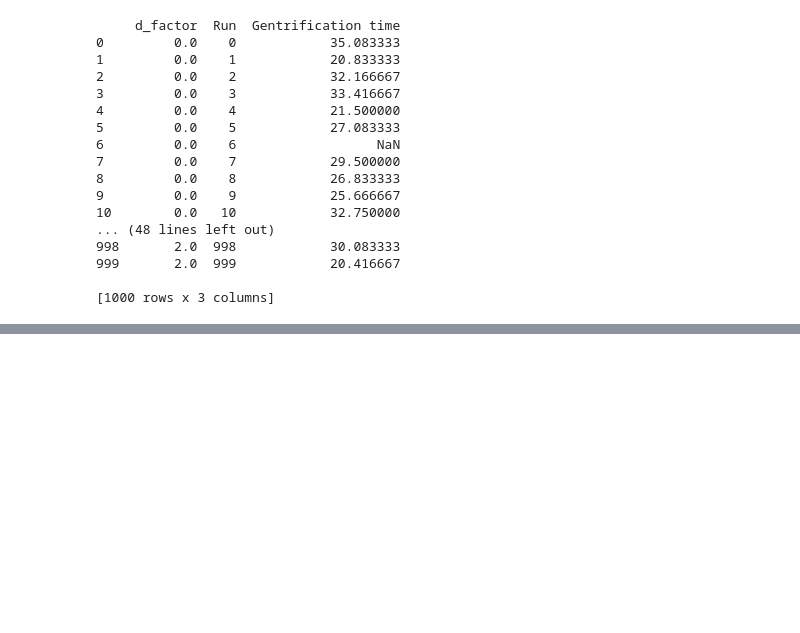
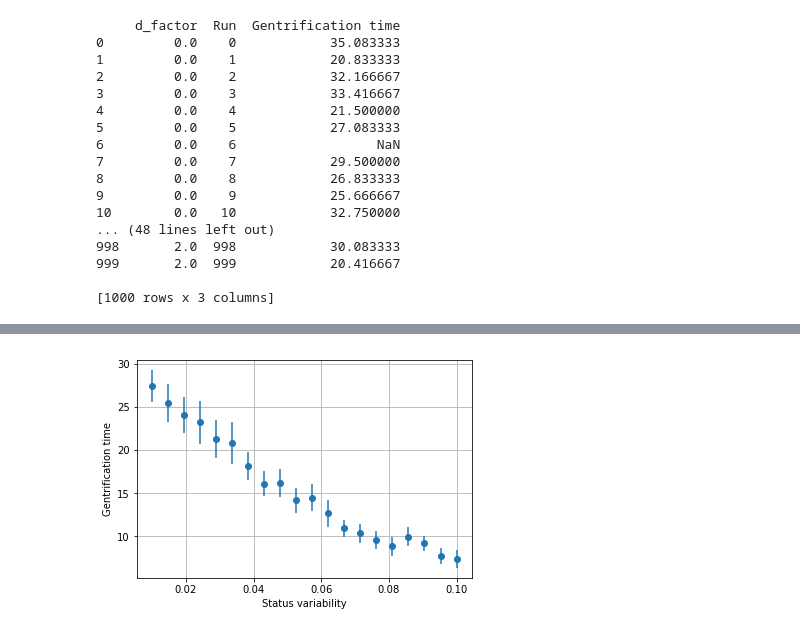
Before and after one commit to BerendNannes/ABMproject, a Jupyter notebook: Code/Shared/analysis.ipynb, the cells around one changed output, grey strips where cells are left out. Cells and saved outputs as stored; diff of their text form; code cells hidden in the pictures; blank space fills up the shorter version.

Commit message:
Status variability analysis and data added

```diff
--- a/Code/Shared/analysis.ipynb
+++ b/Code/Shared/analysis.ipynb
@@ -151,0 +160,13 @@ print(new_df)
+# %%
+model_reporters = {"Gentrification time": get_gent_time}
+# %%
+param_sweep = BatchRunner(SchellingModel,
+                          variable_parameters=variable_parms,
+                          fixed_parameters=parms,
+                          iterations=50,
+                          max_steps=3000,
+                          model_reporters=model_reporters)
+# %%
+param_sweep.run_all()
+# %%
+df = param_sweep.get_model_vars_dataframe()
@@ -151,0 +176,17 @@ print(new_df)
+# %%
+gent_times = np.array(df['Gentrification time']).reshape(20,50)
+
+means = np.zeros(20)
+confs = np.zeros(20)
+for n in range(20):
+    times = gent_times[n,:][~np.isnan(gent_times[n,:])]
+    means[n] = np.sum(times) / times.size
+    S = np.sqrt(np.sum((times-means[n])**2) / (times.size-1))
+    confs[n] = 1.96*S / np.sqrt(times.size)
+
+plt.errorbar(np.linspace(0.01, 0.1, 20),means,confs,fmt="o")
+plt.ylabel('Gentrification time')
+plt.xlabel('Status variability')
+plt.grid(True)
+# %% [output]
+[figure, added]
```
Also changed, not shown: parts of 10 cells of this notebook, 1 other file.
